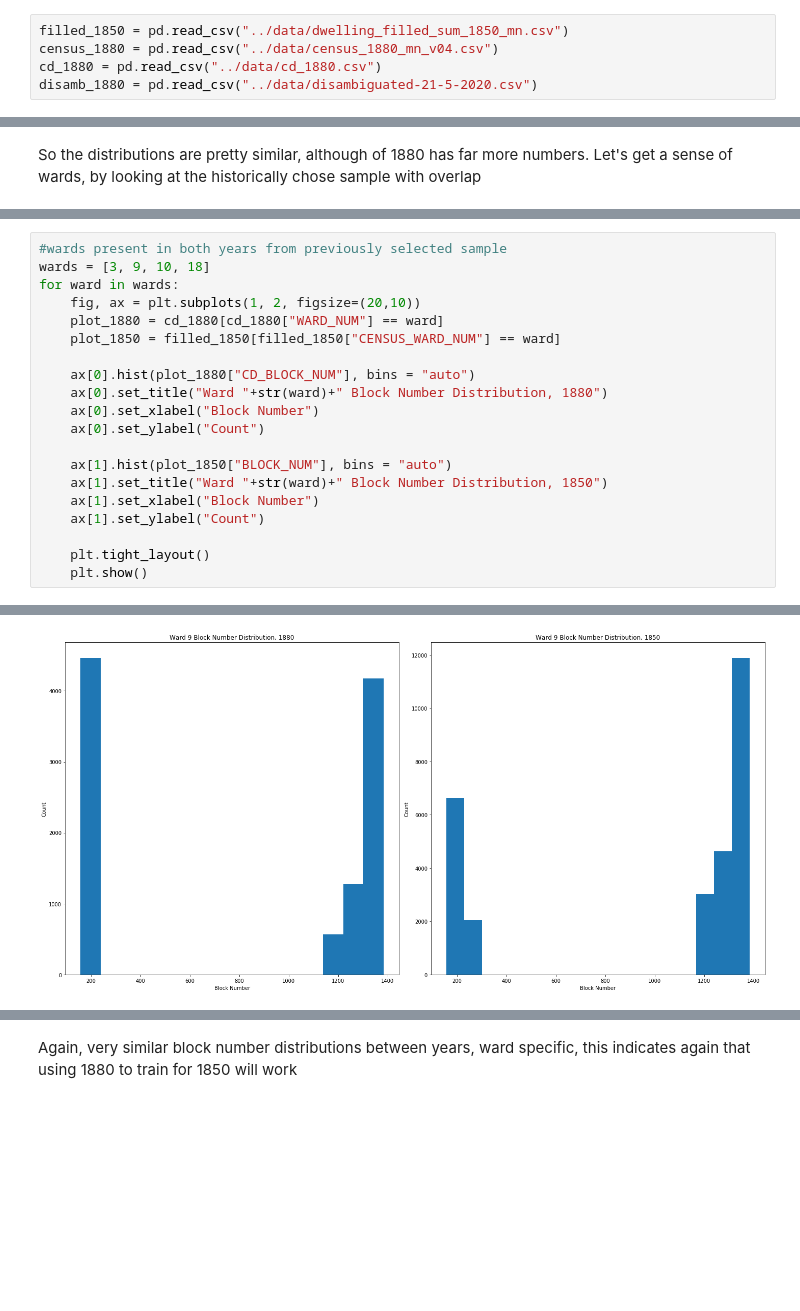
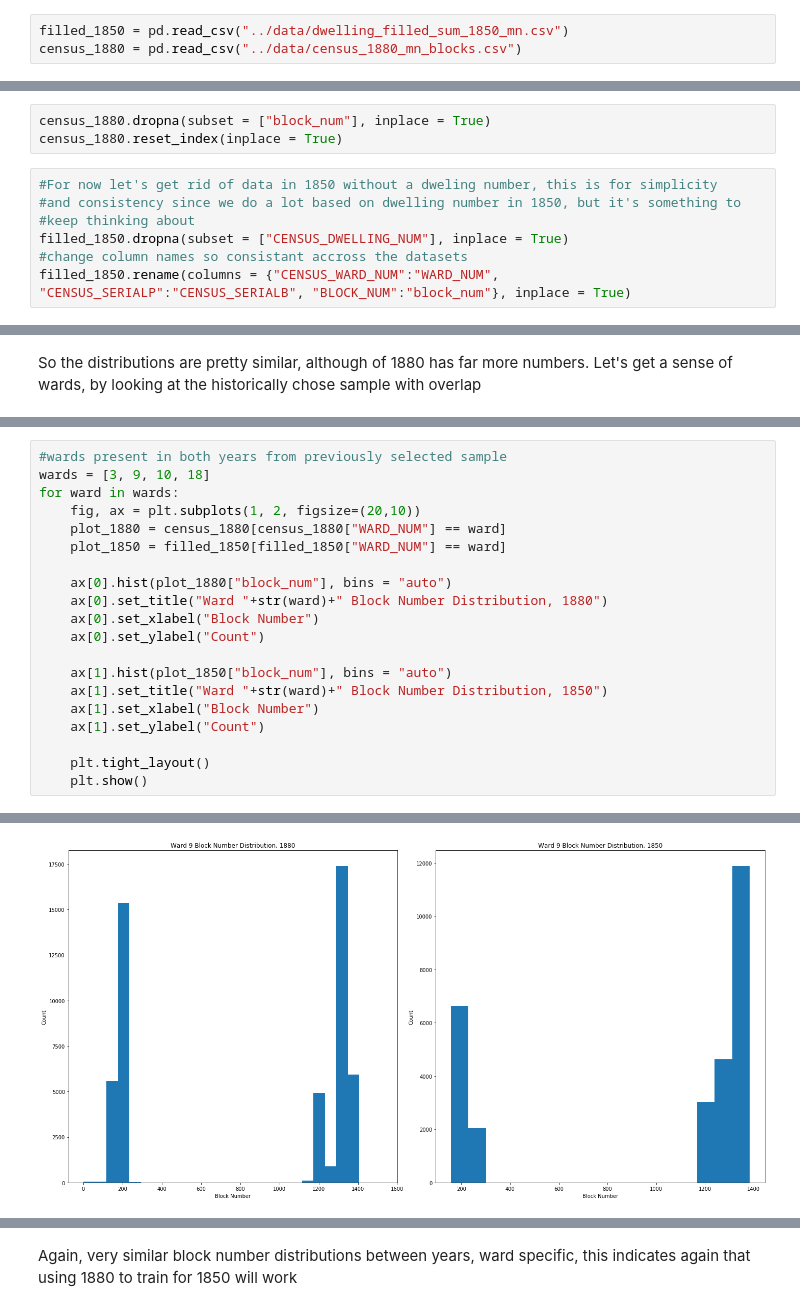
Before and after one commit to CenterForSpatialResearch/hnyc-spatial-linkage, a Jupyter notebook: Interpolation/Block_Numbers.ipynb, the cells around one changed output, grey strips where cells are left out. Saved outputs shown, nothing was run; the diff lists cells and outputs as text; blank space fills up the shorter version.

```diff
--- a/Interpolation/Block_Numbers.ipynb
+++ b/Interpolation/Block_Numbers.ipynb
@@ -14,8 +18,6 @@ import disambiguation.processing as dp
 # %%
 filled_1850 = pd.read_csv("../data/dwelling_filled_sum_1850_mn.csv")
-census_1880 = pd.read_csv("../data/census_1880_mn_v04.csv")
-cd_1880 = pd.read_csv("../data/cd_1880.csv")
-disamb_1880 = pd.read_csv("../data/disambiguated-21-5-2020.csv")
+census_1880 = pd.read_csv("../data/census_1880_mn_blocks.csv")
 # %% [markdown]
 Problem: We want to figure out block numbers for 1850 data. This is somewhat similar to figuring out street names in how much information there will be available. Here we'll also explore the issues inherant with combining census and city directory data from 1880 in the benchmarking process since block number is in city directory data and the granualarity we need is in the census data
 
@@ -75,2 +37,12 @@ memory usage: 78.4+ MB
+# %%
+census_1880.dropna(subset = ["block_num"], inplace = True)
+census_1880.reset_index(inplace = True)
+# %%
+#For now let's get rid of data in 1850 without a dweling number, this is for simplicity
+#and consistency since we do a lot based on dwelling number in 1850, but it's something to
+#keep thinking about
+filled_1850.dropna(subset = ["CENSUS_DWELLING_NUM"], inplace = True)
+#change column names so consistant accross the datasets
+filled_1850.rename(columns = {"CENSUS_WARD_NUM":"WARD_NUM", "CENSUS_SERIALP":"CENSUS_SERIALB", "BLOCK_NUM":"block_num"}, inplace = True)
 # %%
 print("Number of Dwellings in 1880 Census:", census_1880["CENSUS_ADDRESS"].nunique())
@@ -142,15 +108,15 @@ Wards in 1850: [ 1  2  3  4  5  6  7  8  9 10 11 13 14 15 16 17 18 12 19]
 wards = [3, 9, 10, 18]
 for ward in wards:
     fig, ax = plt.subplots(1, 2, figsize=(20,10))
-    plot_1880 = cd_1880[cd_1880["WARD_NUM"] == ward]
-    plot_1850 = filled_1850[filled_1850["CENSUS_WARD_NUM"] == ward]
+    plot_1880 = census_1880[census_1880["WARD_NUM"] == ward]
+    plot_1850 = filled_1850[filled_1850["WARD_NUM"] == ward]
 
-    ax[0].hist(plot_1880["CD_BLOCK_NUM"], bins = "auto")
+    ax[0].hist(plot_1880["block_num"], bins = "auto")
     ax[0].set_title("Ward "+str(ward)+" Block Number Distribution, 1880")
     ax[0].set_xlabel("Block Number")
     ax[0].set_ylabel("Count")
 
-    ax[1].hist(plot_1850["BLOCK_NUM"], bins = "auto")
+    ax[1].hist(plot_1850["block_num"], bins = "auto")
     ax[1].set_title("Ward "+str(ward)+" Block Number Distribution, 1850")
     ax[1].set_xlabel("Block Number")
     ax[1].set_ylabel("Count")
@@ -162 +128 @@ for ward in wards:
-[figure, old version]
+[figure, new version]
```
Also changed, not shown: parts of 33 cells of this notebook, 5 other files.
